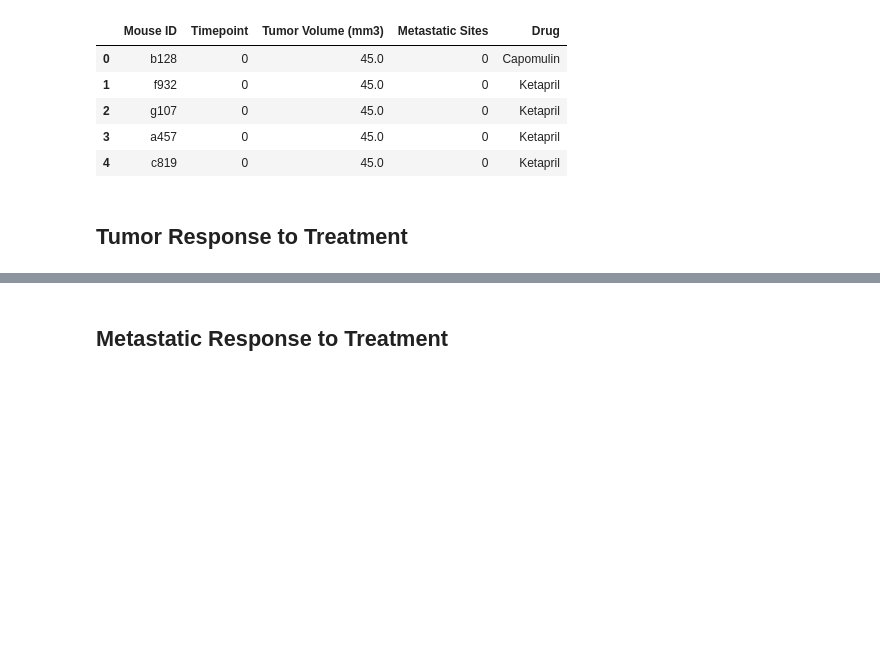
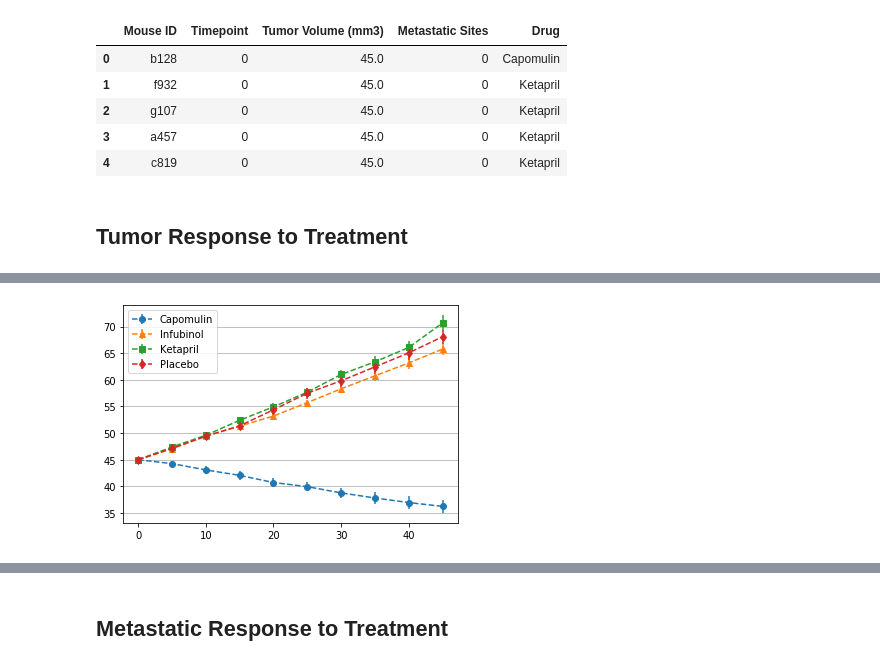
Before and after one commit to davidjaimes/anti-cancer-pharmaceutical-study, a Jupyter notebook: pymaceuticals.ipynb, the cells around one changed output, grey strips where cells are left out. Drawn from its saved outputs; the diff is of its cells as text; code cells hidden in the pictures; blank space fills up the shorter version.

```diff
--- a/pymaceuticals.ipynb
+++ b/pymaceuticals.ipynb
@@ -88,4 +63,9 @@ mean_volume
 # %%
 # Minor Data Munging to Re-Format the Data Frames
+mean_volume = group['Tumor Volume (mm3)'].mean()
+mean_volume = mean_volume.unstack(0)
+sem_volume = group['Tumor Volume (mm3)'].sem()
+sem_volume = sem_volume.unstack(0)
 
 # Preview that Reformatting worked
+mean_volume.head()
@@ -105,3 +80,20 @@ mean_volume
+# %%
+# Generate the Plot (with Error Bars)
+drugs = ['Capomulin', 'Infubinol', 'Ketapril', 'Placebo']
+marker = ('o', '^', 's', 'd')
+for d, m in zip(drugs, marker):
+    plt.errorbar(
+        mean_volume.index,
+        mean_volume[d],
+        sem_volume[d],
+        marker=m, label=d, ls='--')
+plt.legend()
+plt.grid(axis='y')
+plt.xlabel('Time (Days)')
+plt.
+# Save the Figure
+# %% [output]
+[figure, added]
 # %%
 # Show the Figure
 plt.show()
```
Also changed, not shown: parts of 7 cells of this notebook.
